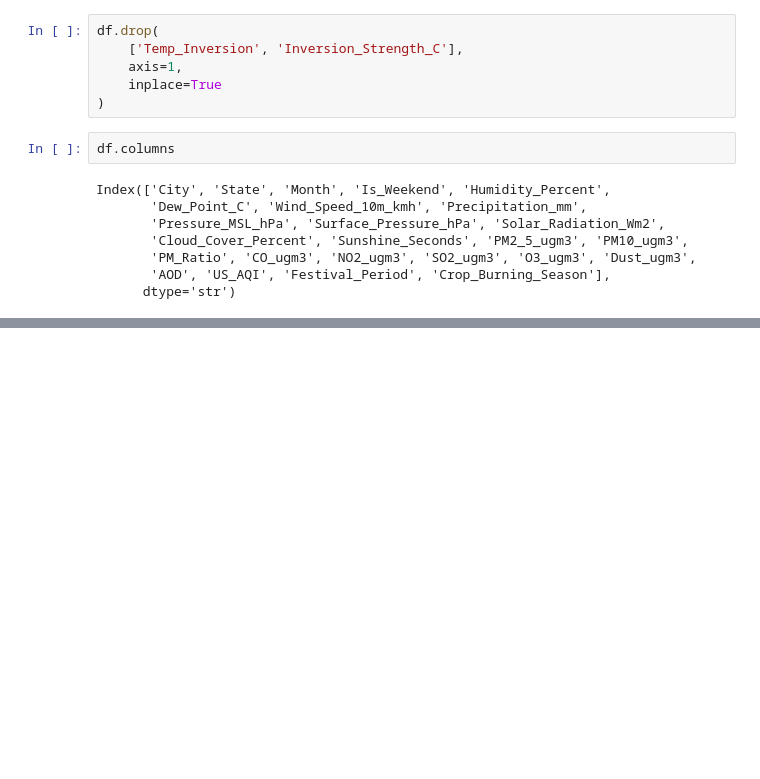
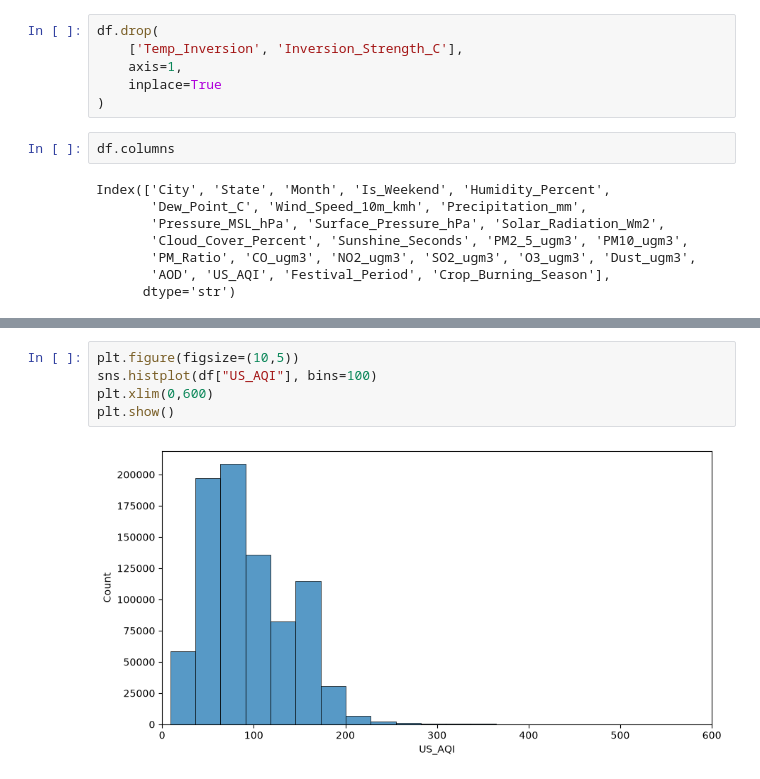
Before and after one commit to shahidk07/AirQualityPredictionSystem, a Jupyter notebook: NOTEBOOKS/EDA.ipynb, the cells around one changed output, grey strips where cells are left out. Cells and saved outputs as stored; diff of their text form; blank space fills up the shorter version.

```diff
--- a/NOTEBOOKS/EDA.ipynb
+++ b/NOTEBOOKS/EDA.ipynb
@@ -468,0 +611,7 @@ Index(['City', 'State', 'Month', 'Is_Weekend', 'Humidity_Percent',
+# %%
+plt.figure(figsize=(10,5))
+sns.histplot(df["US_AQI"], bins=100)
+plt.xlim(0,600)
+plt.show()
+# %% [output]
+[figure, added]
```
Also changed, not shown: parts of 14 cells of this notebook, 2 other files.
